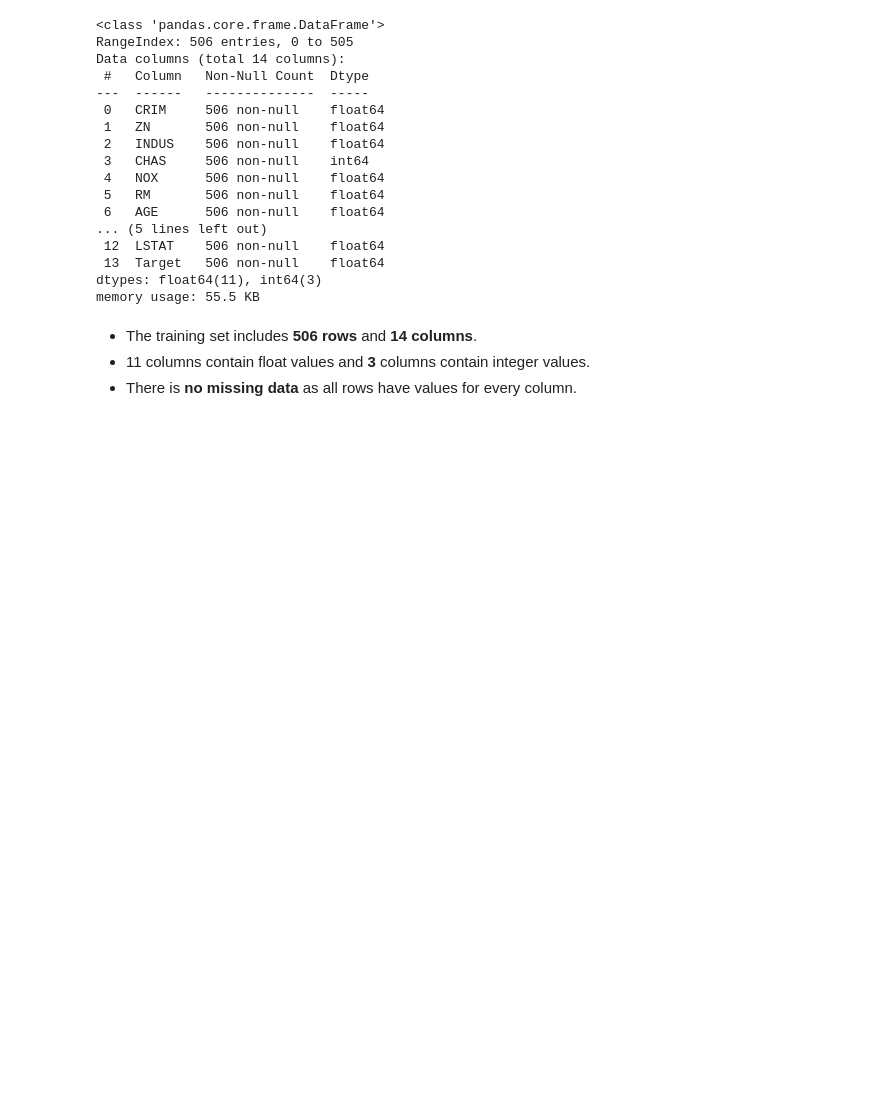
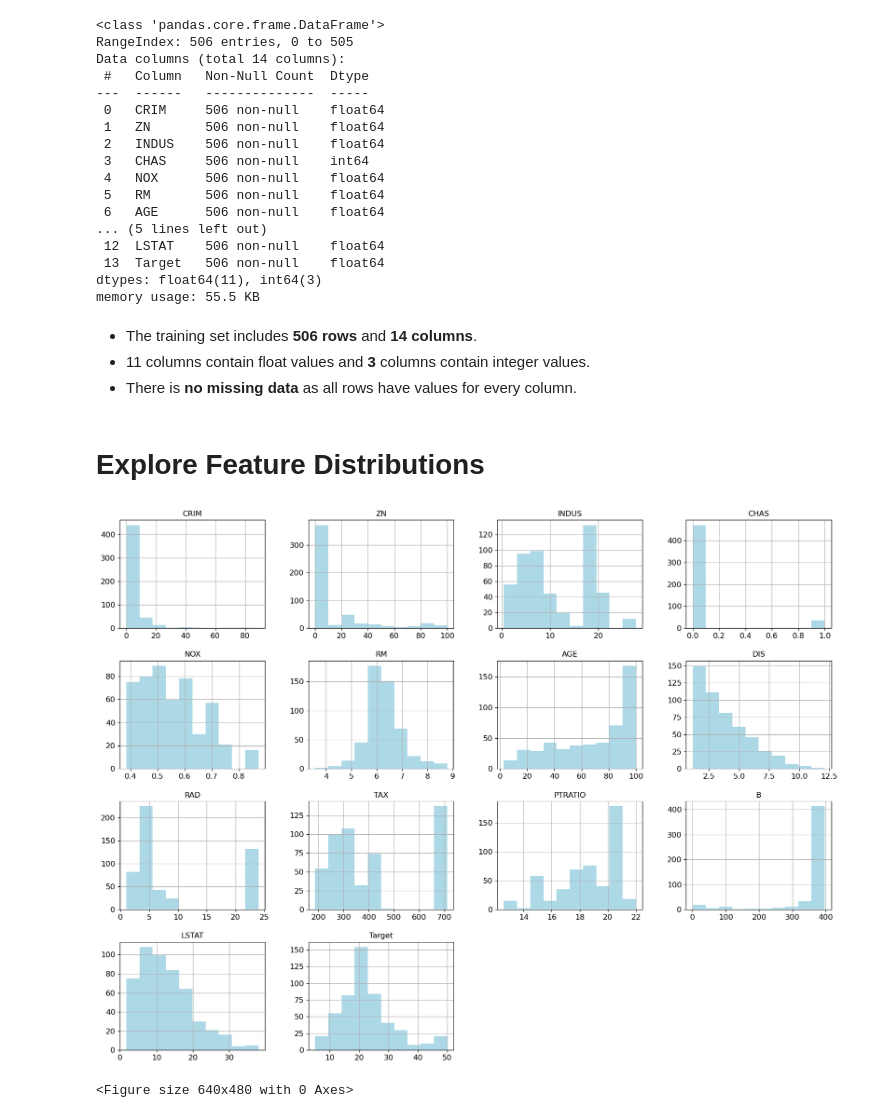
Before and after one commit to tyrantdavis/Regularized-Linear-Regression, a Jupyter notebook: LinearRegression-Boston.ipynb, the cells around one changed output. Drawn from its saved outputs; the diff is of its cells as text; code cells hidden in the pictures; blank space fills up the shorter version.

Commit message:
Examine the distribution of various features.

```diff
--- a/LinearRegression-Boston.ipynb
+++ b/LinearRegression-Boston.ipynb
@@ -38,9 +38,9 @@ print("Data files in this project:", os.listdir(DATA_PATH))
 
 # Read the raw dataset
 raw_housing_data_file = os.path.join(DATA_PATH, "BostonHousing.csv")
-data_raw = pd.read_csv(raw_housing_data_file)
+raw_housing_data = pd.read_csv(raw_housing_data_file)
 print(
-    "Loaded {} records from {}.\n".format(len(data_raw), raw_housing_data_file)
+    "Loaded {} records from {}.\n".format(len(raw_housing_data), raw_housing_data_file)
 )
 # %% [output]
 Data files in this project: ['BostonHousing.csv', '.ipynb_checkpoints']
@@ -87,3 +87,17 @@ memory usage: 55.5 KB
 - The training set includes **506 rows** and **14 columns**.
 - 11 columns contain float values and **3** columns contain integer values.
 - There is **no missing data** as all rows have values for every column.
+# %% [markdown]
+# Explore Feature Distributions
+# %%
+# Matplotlib to plot figures.
+%matplotlib inline
+mpl.rc('axes', labelsize=14)
+mpl.rc('xtick', labelsize=12)
+mpl.rc('ytick', labelsize=12)
+
+raw_housing_data.hist(figsize=(20,15), color='lightblue')
+plt.figure();
+# %% [output]
+[figure, added]
+<Figure size 640x480 with 0 Axes>
```
Also changed, not shown: parts of 2 cells of this notebook.
